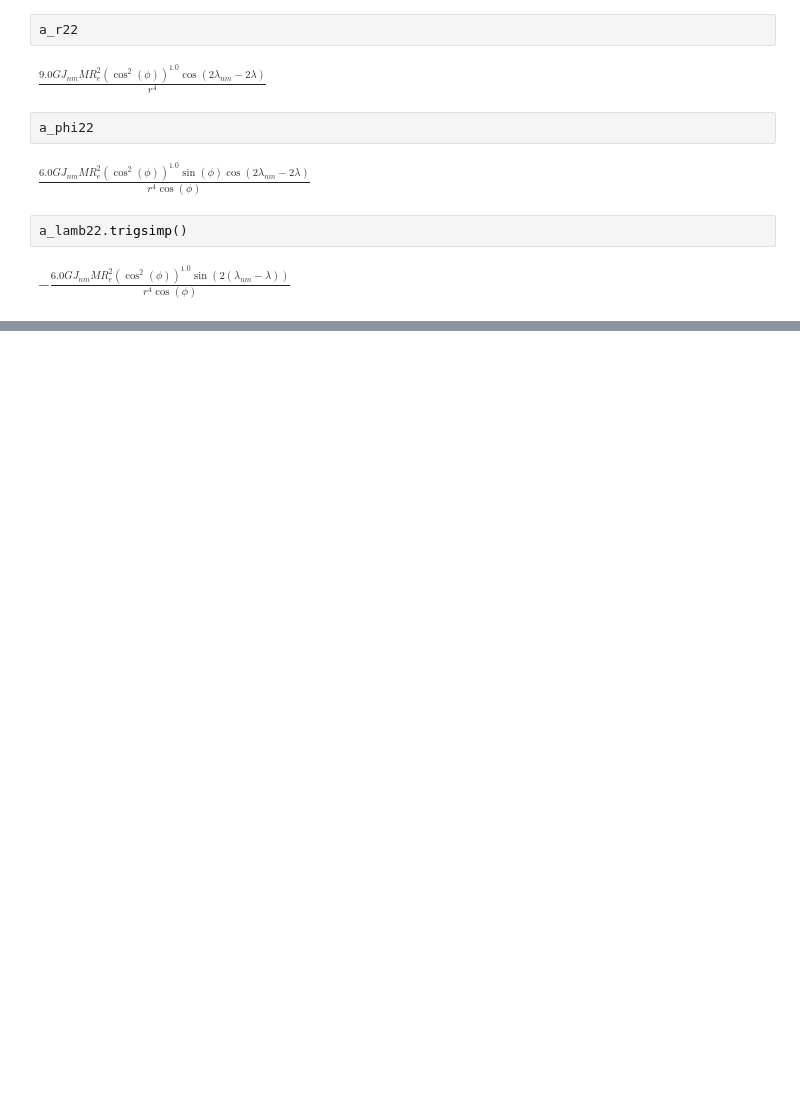
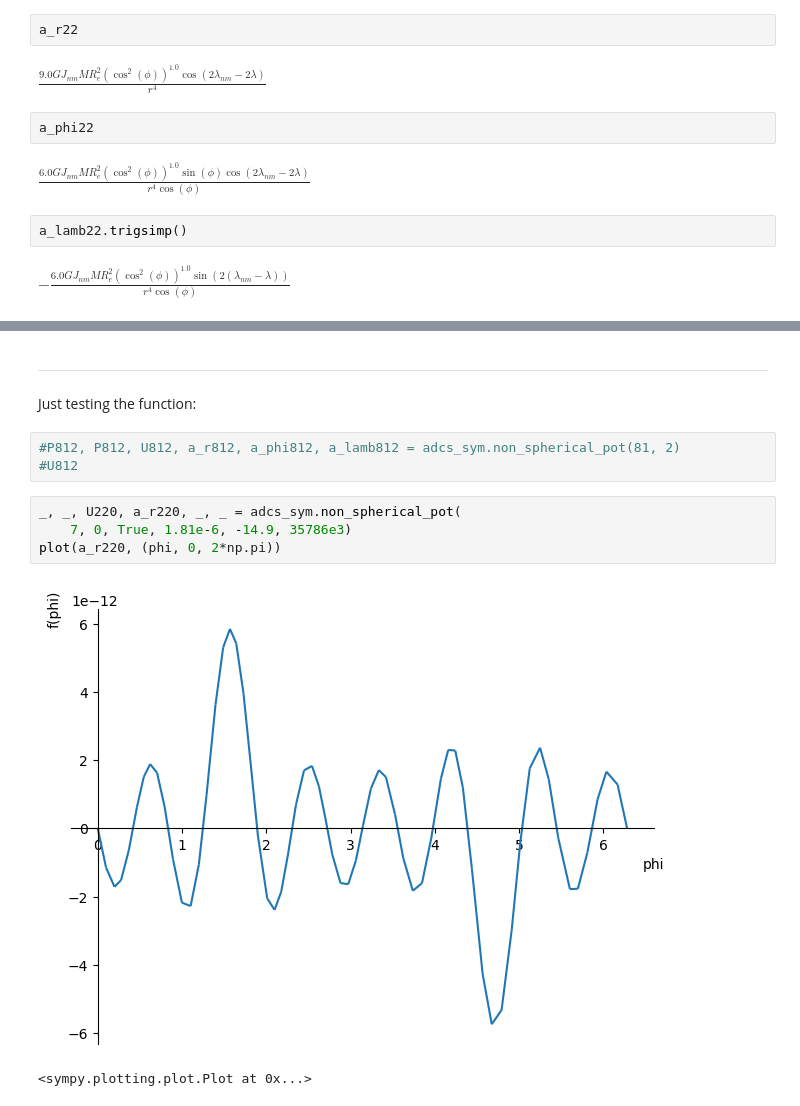
Before and after one commit to diegoomataix/ADCS_PyLibrary, a Jupyter notebook: Problems/Problems-ADCSII-3.ipynb, the cells around one changed output, grey strips where cells are left out. Drawn from its saved outputs; the diff is of its cells as text; blank space fills up the shorter version.

```diff
--- a/Problems/Problems-ADCSII-3.ipynb
+++ b/Problems/Problems-ADCSII-3.ipynb
@@ -91,0 +97,14 @@ $\displaystyle - \frac{5.56293485840667 \cdot 10^{-8} \left(\cos^{2}{\left(\phi
+# %% [markdown]
+_______________________
+
+Just testing the function:
+# %%
+#P812, P812, U812, a_r812, a_phi812, a_lamb812 = adcs_sym.non_spherical_pot(81, 2)
+#U812
+# %%
+_, _, U220, a_r220, _, _ = adcs_sym.non_spherical_pot(
+    7, 0, True, 1.81e-6, -14.9, 35786e3)
+plot(a_r220, (phi, 0, 2*np.pi))
+# %% [output]
+[figure, added]
+<sympy.plotting.plot.Plot at 0x...>
```
Also changed, not shown: parts of 5 cells of this notebook, 1 other file.
